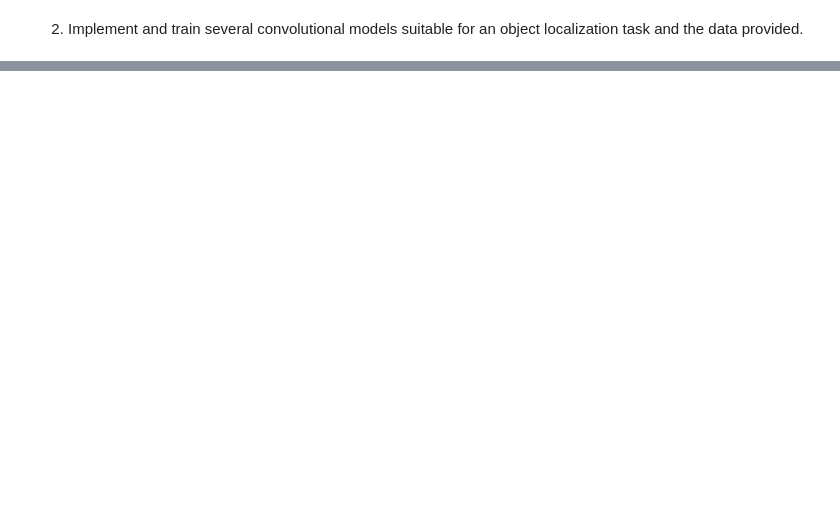
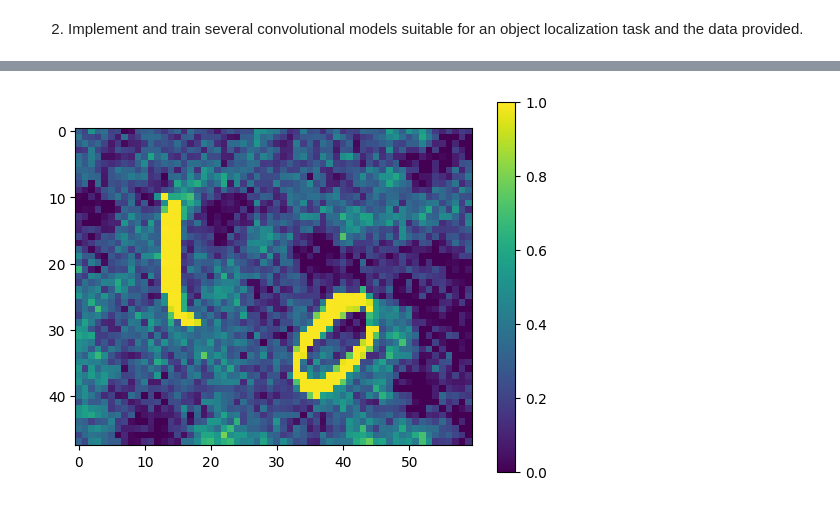
Before and after one commit to kuimetra/deep_learning, a Jupyter notebook: Project 2/main.ipynb, the cells around one changed output, grey strips where cells are left out. Saved outputs shown, nothing was run; the diff lists cells and outputs as text; code cells hidden in the pictures; blank space fills up the shorter version.

```diff
--- a/Project 2/main.ipynb
+++ b/Project 2/main.ipynb
@@ -434,0 +450,4 @@ plot_predictions(lenet5_model, train_dataset, model_name="LeNet-5")
+# %%
+detection_train = torch.load('data/detection_train.pt')
+detection_val = torch.load('data/detection_val.pt')
+detection_test = torch.load('data/detection_test.pt')
@@ -434,0 +512,8 @@ plot_predictions(lenet5_model, train_dataset, model_name="LeNet-5")
+# %%
+numpy_data = detection_train[0][0].squeeze().numpy()
+
+plt.imshow(numpy_data, cmap='viridis')
+plt.colorbar()
+plt.show()
+# %% [output]
+[figure, added]
```
Also changed, not shown: parts of 18 cells of this notebook.
